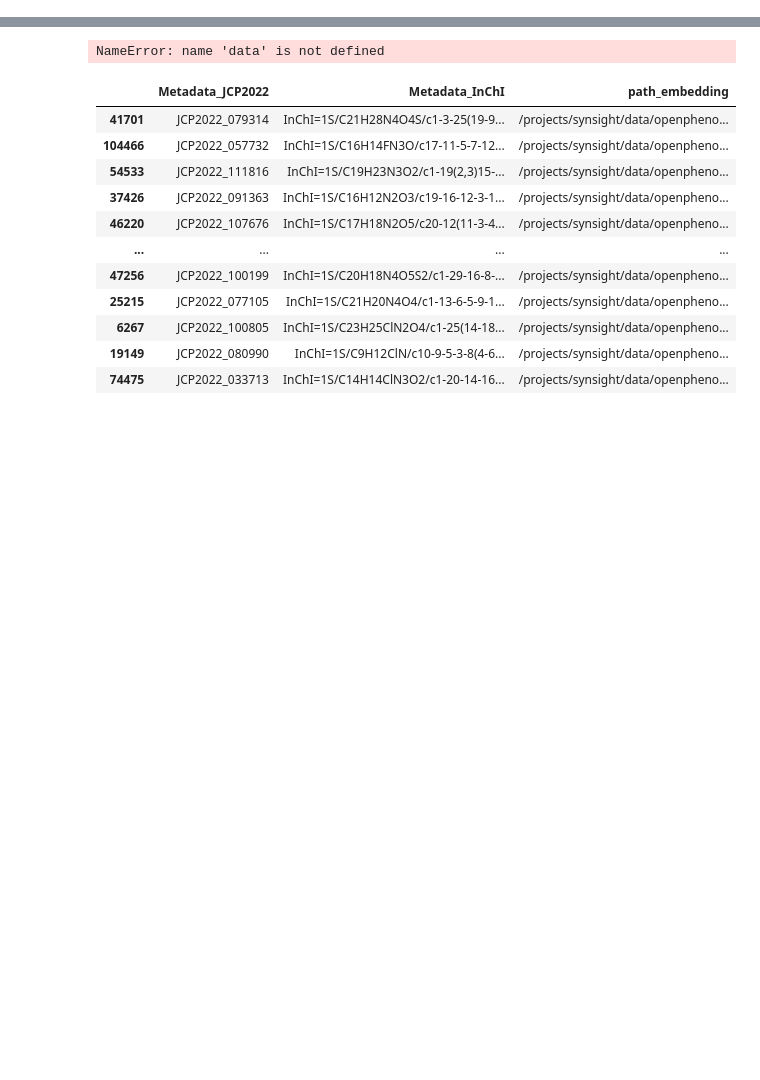
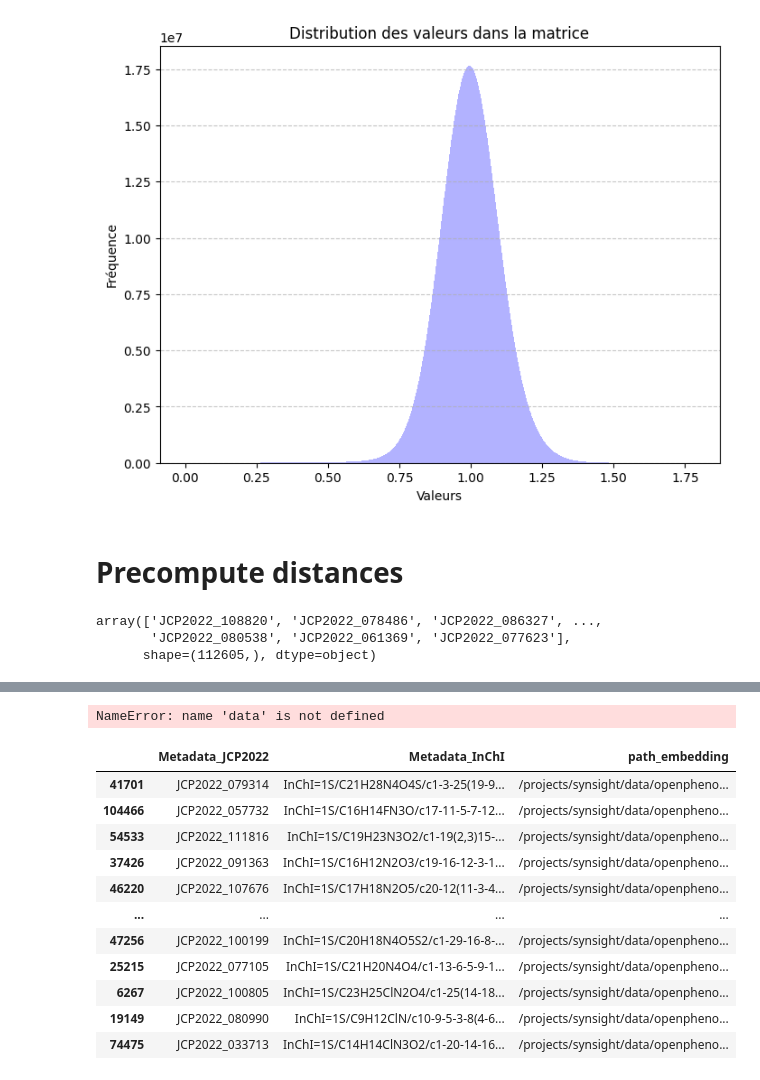
Before and after one commit to mxfly14/phenoseeker-website, a Jupyter notebook: dev/sandbox.ipynb, the cells around one changed output, grey strips where cells are left out. Drawn from its saved outputs; the diff is of its cells as text; code cells hidden in the pictures; blank space fills up the shorter version.

```diff
--- a/dev/sandbox.ipynb
+++ b/dev/sandbox.ipynb
@@ -8,0 +35,14 @@ data = pd.read_parquet(METADATA_FILE)
+# %%
+
+# Afficher la distribution des valeurs avec un histogramme
+plt.figure(figsize=(8, 6))
+plt.hist(all_values, bins=5000, color='blue', alpha=0.3)
+plt.title('Distribution des valeurs dans la matrice')
+plt.xlabel('Valeurs')
+plt.ylabel('Fréquence')
+plt.grid(axis='y', linestyle='--', alpha=0.7)
+plt.show()
+# %% [output]
+[figure, added]
+# %% [markdown]
+# Precompute distances
@@ -8,0 +55,6 @@ data = pd.read_parquet(METADATA_FILE)
+# %%
+metadata_ids
+# %% [output]
+array(['JCP2022_108820', 'JCP2022_078486', 'JCP2022_086327', ...,
+       'JCP2022_080538', 'JCP2022_061369', 'JCP2022_077623'],
+      shape=(112605,), dtype=object)
```
Also changed, not shown: parts of 19 cells of this notebook, 8 other files.
